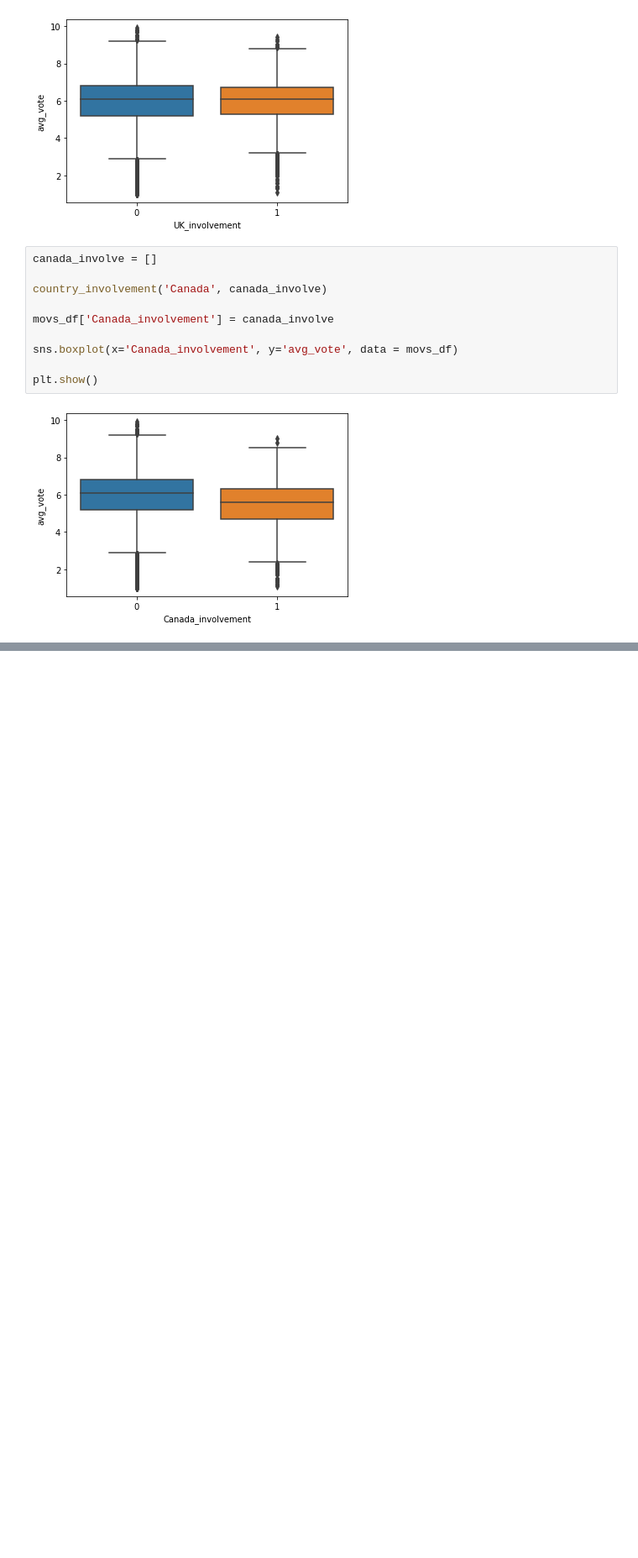
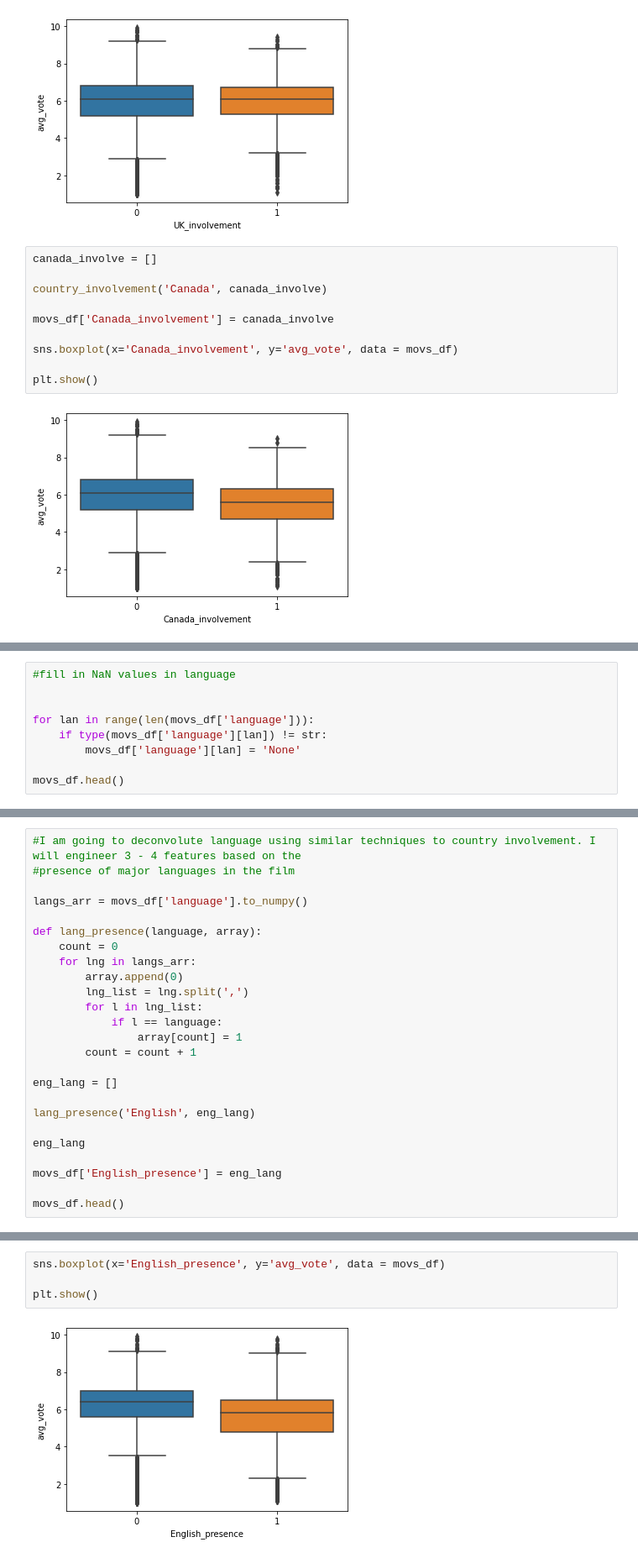
Before and after one commit to gspahlin/Movie_metric_predictor, a Jupyter notebook: Movie_predictor.ipynb, the cells around one changed output, grey strips where cells are left out. Shown at 84% size. Drawn from its saved outputs; the diff is of its cells as text; blank space fills up the shorter version.

```diff
--- a/Movie_predictor.ipynb
+++ b/Movie_predictor.ipynb
@@ -399,0 +428,9 @@ plt.show()
+# %%
+#fill in NaN values in language
+
+
+for lan in range(len(movs_df['language'])):
+    if type(movs_df['language'][lan]) != str:
+        movs_df['language'][lan] = 'None'
+
+movs_df.head()
@@ -399,0 +479,25 @@ plt.show()
+# %%
+#I am going to deconvolute language using similar techniques to country involvement. I will engineer 3 - 4 features based on the
+#presence of major languages in the film
+
+langs_arr = movs_df['language'].to_numpy()
+
+def lang_presence(language, array):
+    count = 0
+    for lng in langs_arr:
+        array.append(0)
+        lng_list = lng.split(',')
+        for l in lng_list:
+            if l == language:
+                array[count] = 1
+        count = count + 1
+
+eng_lang = []
+
+lang_presence('English', eng_lang)
+
+eng_lang
+
+movs_df['English_presence'] = eng_lang
+
+movs_df.head()
@@ -399,0 +512,6 @@ plt.show()
+# %%
+sns.boxplot(x='English_presence', y='avg_vote', data = movs_df)
+
+plt.show()
+# %% [output]
+[figure, added]
```
Also changed, not shown: parts of 23 cells of this notebook.
